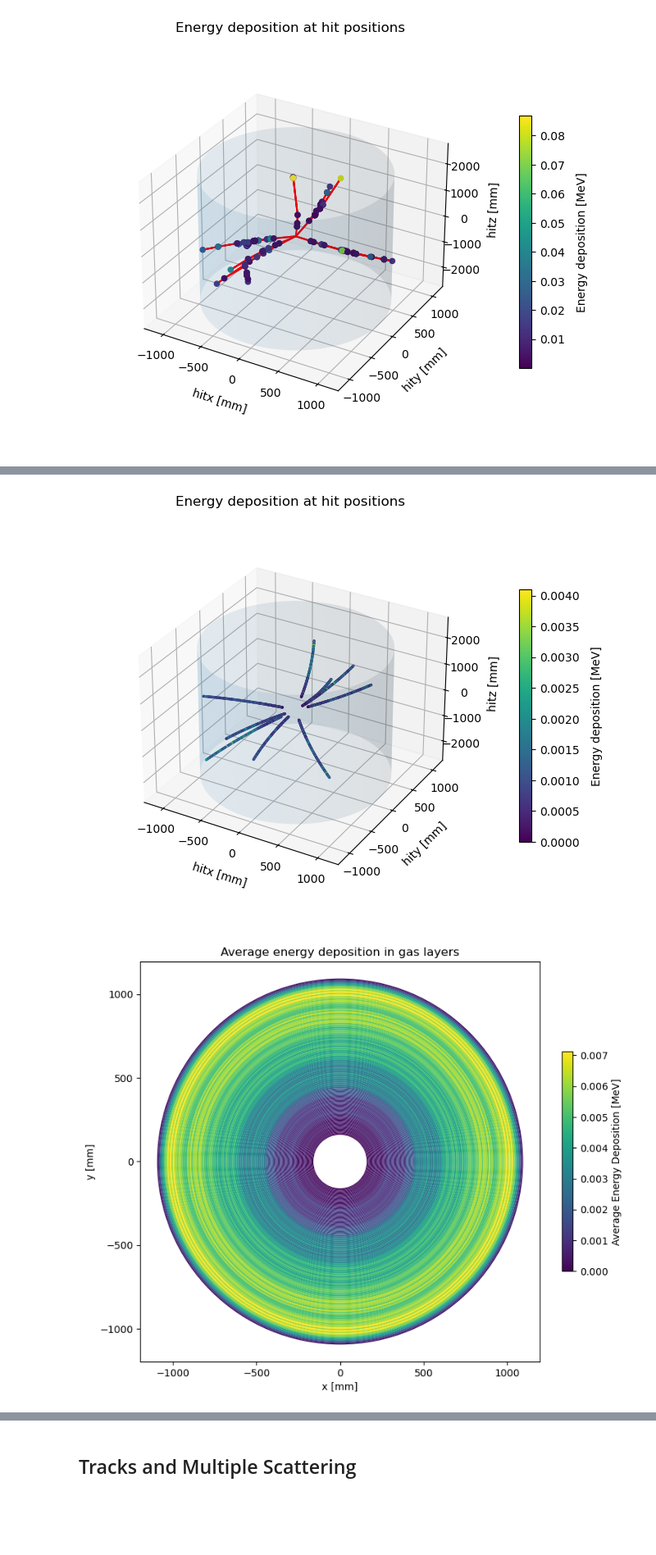
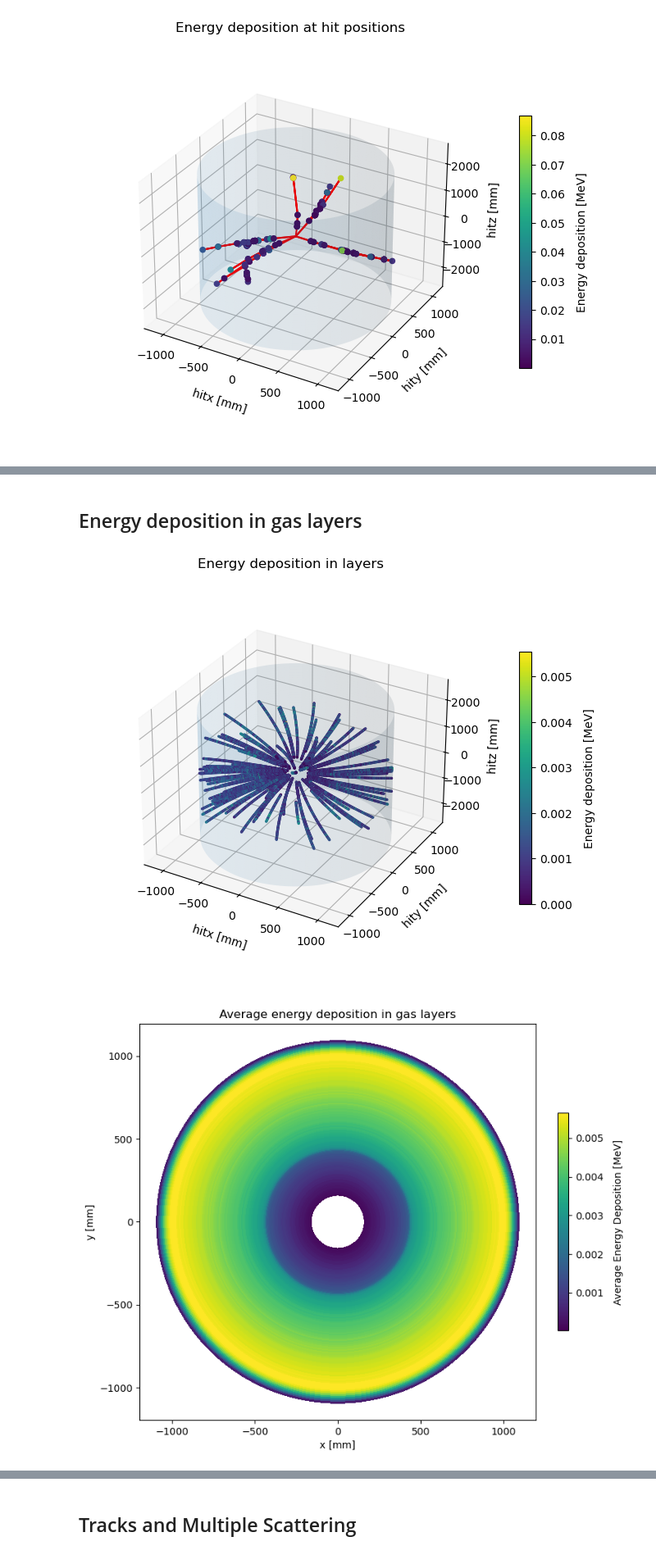
Before and after one commit to JayPRobertson/Belle-II, a Jupyter notebook: Python/geant4_data_analysis.ipynb, the cells around one changed output, grey strips where cells are left out. Shown at 82% size. Drawn from its saved outputs; the diff is of its cells as text; code cells hidden in the pictures; blank space fills up the shorter version.

```diff
--- a/Python/geant4_data_analysis.ipynb
+++ b/Python/geant4_data_analysis.ipynb
@@ -160,3 +159,5 @@ Text(0, 0.5, 'dE/dx [MeV/mm]')
+# %% [markdown]
+## Energy deposition in gas layers
 # %%
 def plot_layered_beams(df, n):
     fig = plt.figure(figsize=(8, 8))
@@ -194,15 +195,15 @@ def plot_layered_beams(df, n):
     cbar = fig.colorbar(img, ax=ax, shrink=0.5, pad=0.05)
     cbar.set_label("Energy deposition [MeV]", labelpad=10)
 
-    plt.title("Energy deposition at hit positions")
+    plt.title("Energy deposition in layers")
     ax.set_xlabel('hitx [mm]', labelpad=10)
     ax.set_ylabel('hity [mm]', labelpad=10)
     ax.set_zlabel('hitz [mm]', labelpad=10)
 
-num_to_plot = 10
+num_to_plot = 100
 plot_layered_beams(layer_df, num_to_plot)
 # %% [output]
-[figure, old version]
+[figure, new version]
 # %%
 def get_avg_edep_in_layer(r_inner, r_outer, df):
     tot_edep = 0
@@ -222,35 +223,38 @@ def get_avg_edep_in_layer(r_inner, r_outer, df):
 
 def plot_layer_overview(rad_df, df):
     fig, ax = plt.subplots(figsize=(8, 8))
     energies = []
 
     for idx, row in rad_df.iterrows():
         energies.append(get_avg_edep_in_layer(row["r1"], row["r2"], df))
 
     norm = mcolors.Normalize(vmin=min(energies), vmax=max(energies))
     cmap = plt.get_cmap("viridis")
 
     for idx, row in rad_df.iterrows():
         r1 = row["r1"]
         r2 = row["r2"]
-        color = cmap(norm(energies[idx]))
-        ring = Annulus(xy=(0, 0), r=r2, width=r2 - r1, facecolor=color)
+        colour = cmap(norm(energies[idx]))
+        ring = Annulus(xy=(0, 0), r=r2, width=r2 - r1, facecolor=colour)
+        ring.set_antialiased(False)
         ax.add_patch(ring)
 
     max_r = rad_df["r2"].max()
     ax.set_xlim(-(max_r + 100), max_r + 100)
     ax.set_ylim(-(max_r + 100), max_r + 100)
     ax.set_aspect("equal")
 
     ax.set_xlabel("x [mm]")
     ax.set_ylabel("y [mm]")
     ax.set_title("Average energy deposition in gas layers")
 
     sm = plt.cm.ScalarMappable(cmap=cmap, norm=norm)
     sm.set_array([])
     cbar = fig.colorbar(sm, ax=ax, fraction=0.046, shrink=0.5, pad=0.05)
-    cbar.set_label("Average Energy Deposition [MeV]")
+    cbar.set_label("Average Energy Deposition [MeV]", labelpad=10)
 
-plot_layer_overview(radii_df, layer_df)
+    return energies
+
+energies = plot_layer_overview(radii_df, layer_df)
 # %% [output]
-[figure, old version]
+[figure, new version]
```
Also changed, not shown: parts of 6 cells of this notebook, 12 other files.
